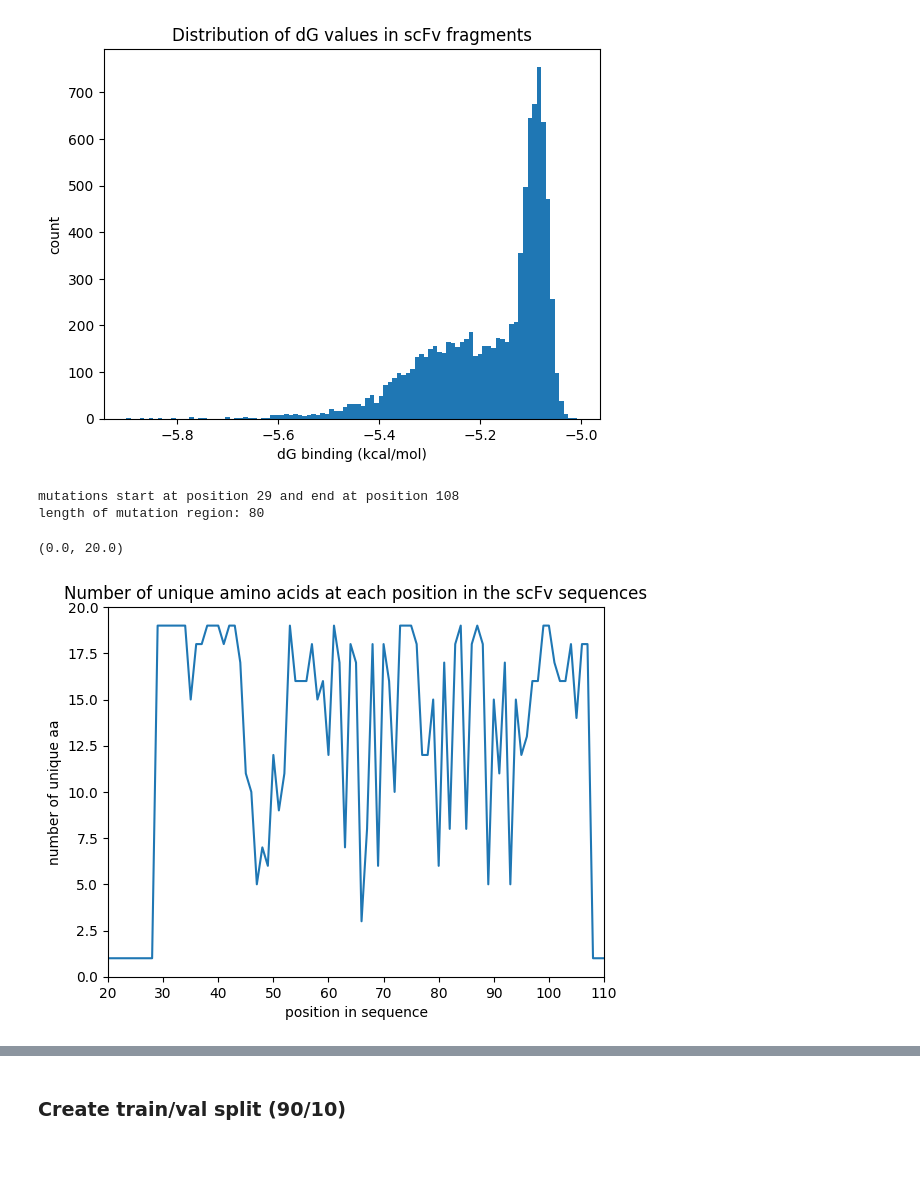
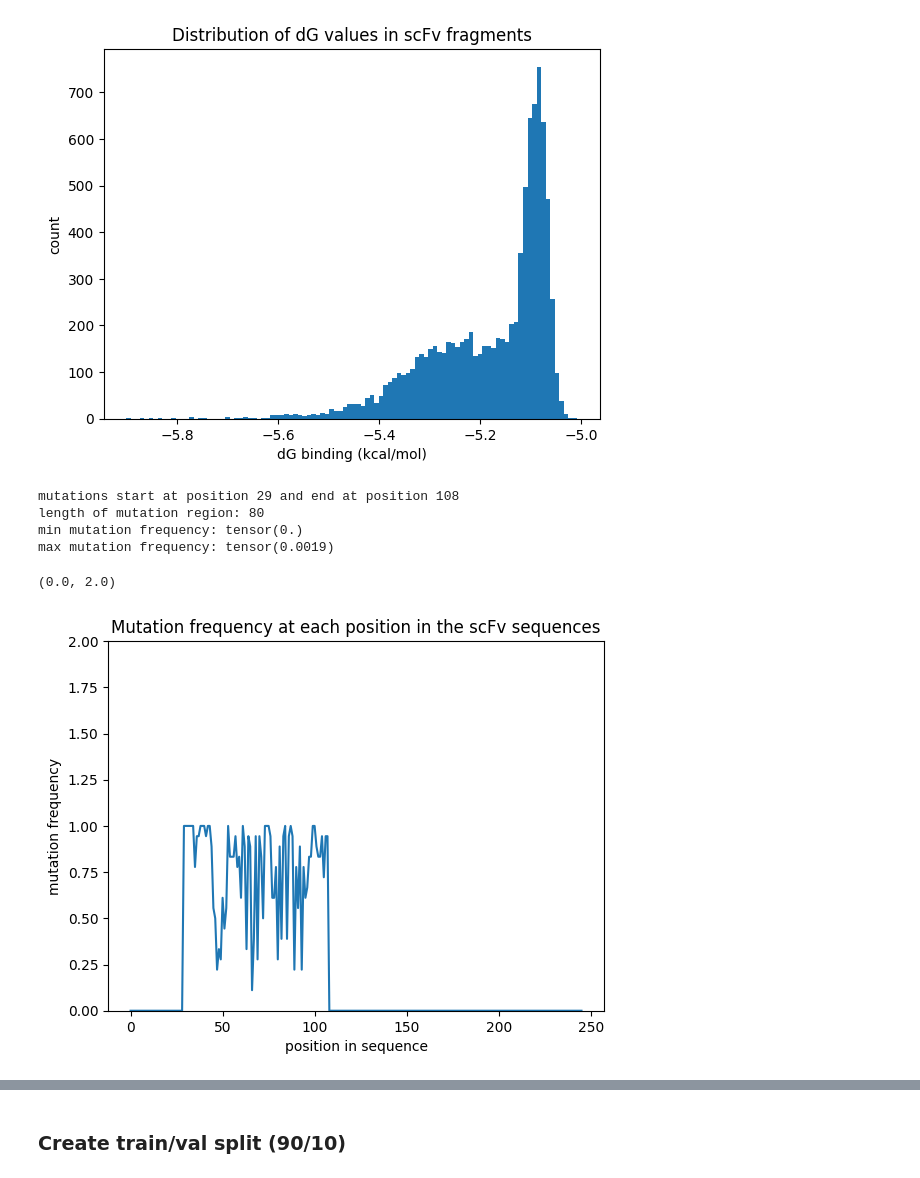
Before and after one commit to planaria158/BERT-antibody-antigen-binding-energy, a Jupyter notebook: notebooks/DataAnalysis.ipynb, the cells around one changed output, grey strips where cells are left out. Saved outputs shown, nothing was run; the diff lists cells and outputs as text; code cells hidden in the pictures.

```diff
--- a/notebooks/DataAnalysis.ipynb
+++ b/notebooks/DataAnalysis.ipynb
@@ -185,33 +186,42 @@ plt.show()
 # %%
 # Get a sense of the frequency of mutation in each aa position in the scFv sequences
 #
 aa_sets = [set() for i in range(246)]
 
 for k,v in seqs_mean_Kd.items():
     for i in range(len(k)):
         aa_sets[i].add(k[i])
 
-counts = [len(x) for x in aa_sets]
+counts = [len(x)-1 for x in aa_sets] # subtract 1 to account for the wildtype aa
 
 # find first index where counts is > 1
-firstIdx = next(x for x, val in enumerate(counts) if val != 1)
+firstIdx = next(x for x, val in enumerate(counts) if val != 0)
 # and when it drops to 1 again
-lastIdx = firstIdx + next(x for x, val in enumerate(counts[firstIdx:]) if val == 1)
+lastIdx = firstIdx + next(x for x, val in enumerate(counts[firstIdx:]) if val == 0)
 
 # Mutations occur in a CDR region
 print('mutations start at position', firstIdx, 'and end at position', lastIdx)
 print('length of mutation region:', lastIdx-firstIdx+1)
 
-# plot the number of unique aa at each position in the sequence
-plt.plot(counts)
+# Absolute mutation frequency for each position in the aa sequence
+mut_freq = torch.tensor([i/len(seqs_mean_Kd) for i in counts])
+print('min mutation frequency:', torch.min(mut_freq))
+print('max mutation frequency:', torch.max(mut_freq))
+
+# Convert to relative mutation frequency (normalized [0,1])
+mut_freq = mut_freq/torch.max(mut_freq)
+
+plt.plot(mut_freq)
 plt.xlabel('position in sequence')
-plt.ylabel('number of unique aa')
-plt.title('Number of unique amino acids at each position in the scFv sequences')
-plt.xlim(20, 110)
-plt.ylim(0, 20)
+plt.ylabel('mutation frequency')
+plt.title('Mutation frequency at each position in the scFv sequences')
+# plt.xlim(20, 110)
+plt.ylim(0, 2)
 # %% [output]
 mutations start at position 29 and end at position 108
 length of mutation region: 80
+min mutation frequency: tensor(0.)
+max mutation frequency: tensor(0.0019)
-(0.0, 20.0)
+(0.0, 2.0)
-[figure, old version]
+[figure, new version]
 # %%
```
Also changed, not shown: parts of 3 cells of this notebook, 4 other files.
